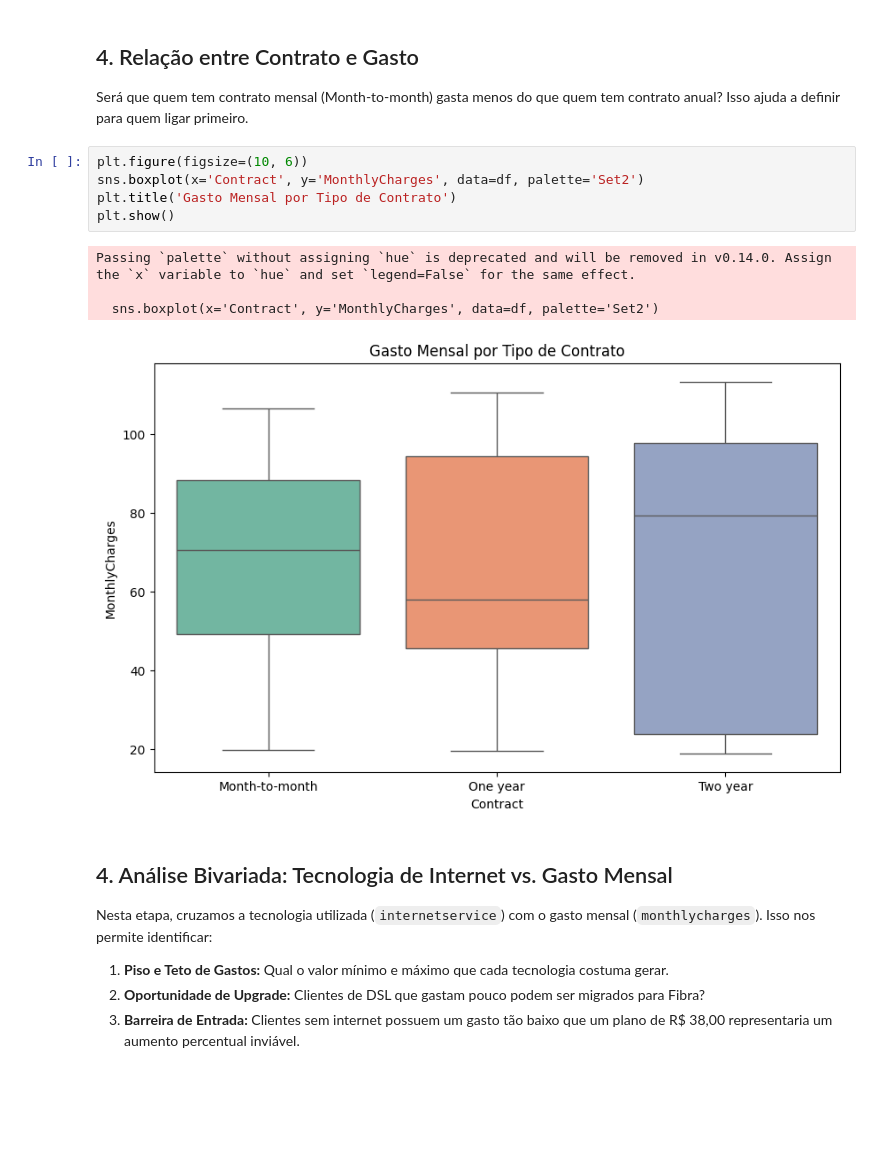
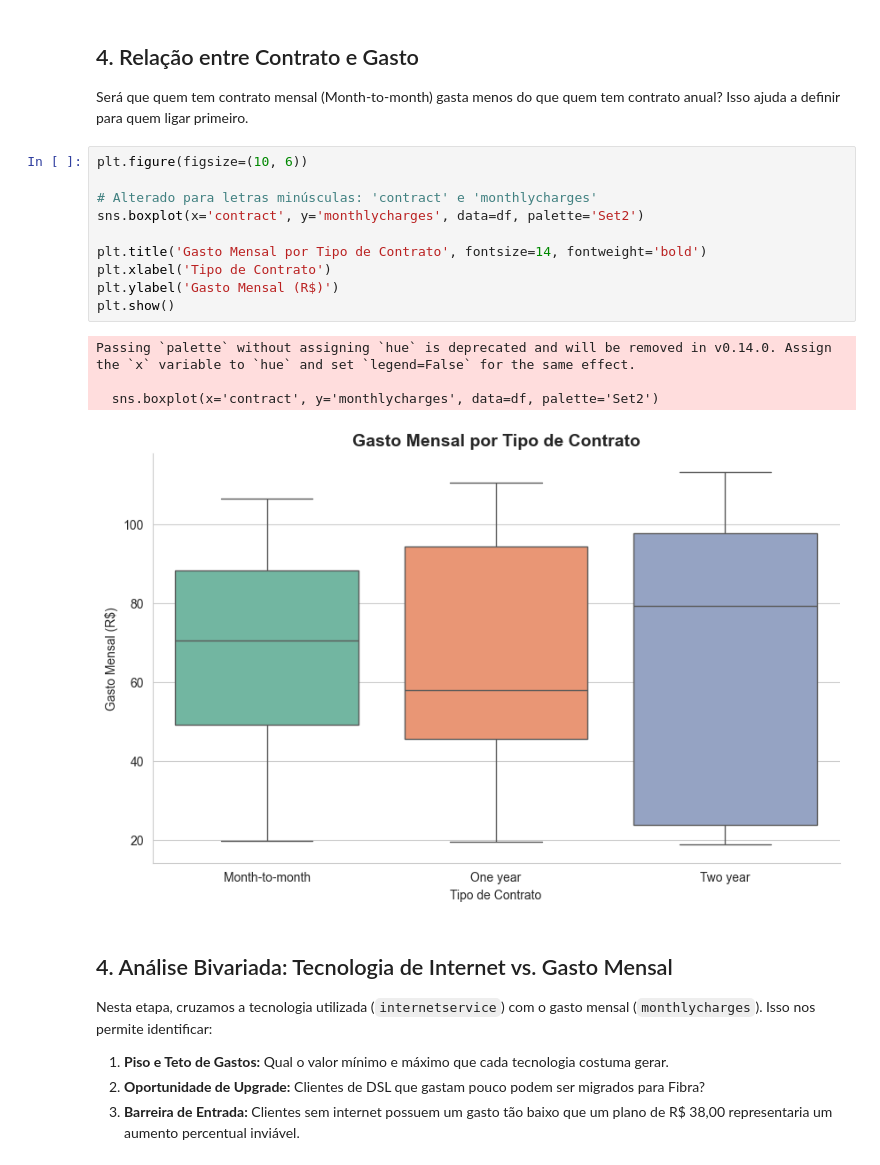
Before and after one commit to Mestrie/Telecom_Smart_Offer, a Jupyter notebook: main.ipynb, the cells around one changed output. Cells and saved outputs as stored; diff of their text form; blank space fills up the shorter version.

```diff
--- a/main.ipynb
+++ b/main.ipynb
@@ -151,14 +151,19 @@ Muitos datasets de telecomunicações são **bimodais**:
 Será que quem tem contrato mensal (Month-to-month) gasta menos do que quem tem contrato anual? Isso ajuda a definir para quem ligar primeiro.
 # %%
 plt.figure(figsize=(10, 6))
-sns.boxplot(x='Contract', y='MonthlyCharges', data=df, palette='Set2')
-plt.title('Gasto Mensal por Tipo de Contrato')
+
+# Alterado para letras minúsculas: 'contract' e 'monthlycharges'
+sns.boxplot(x='contract', y='monthlycharges', data=df, palette='Set2')
+
+plt.title('Gasto Mensal por Tipo de Contrato', fontsize=14, fontweight='bold')
+plt.xlabel('Tipo de Contrato')
+plt.ylabel('Gasto Mensal (R$)')
 plt.show()
 # %% [output]
 Passing `palette` without assigning `hue` is deprecated and will be removed in v0.14.0. Assign the `x` variable to `hue` and set `legend=False` for the same effect.
 
-  sns.boxplot(x='Contract', y='MonthlyCharges', data=df, palette='Set2')
+  sns.boxplot(x='contract', y='monthlycharges', data=df, palette='Set2')
-[figure, old version]
+[figure, new version]
 # %% [markdown]
 ## 4. Análise Bivariada: Tecnologia de Internet vs. Gasto Mensal
 
```
Also changed, not shown: parts of 8 cells of this notebook, 3 other files.
